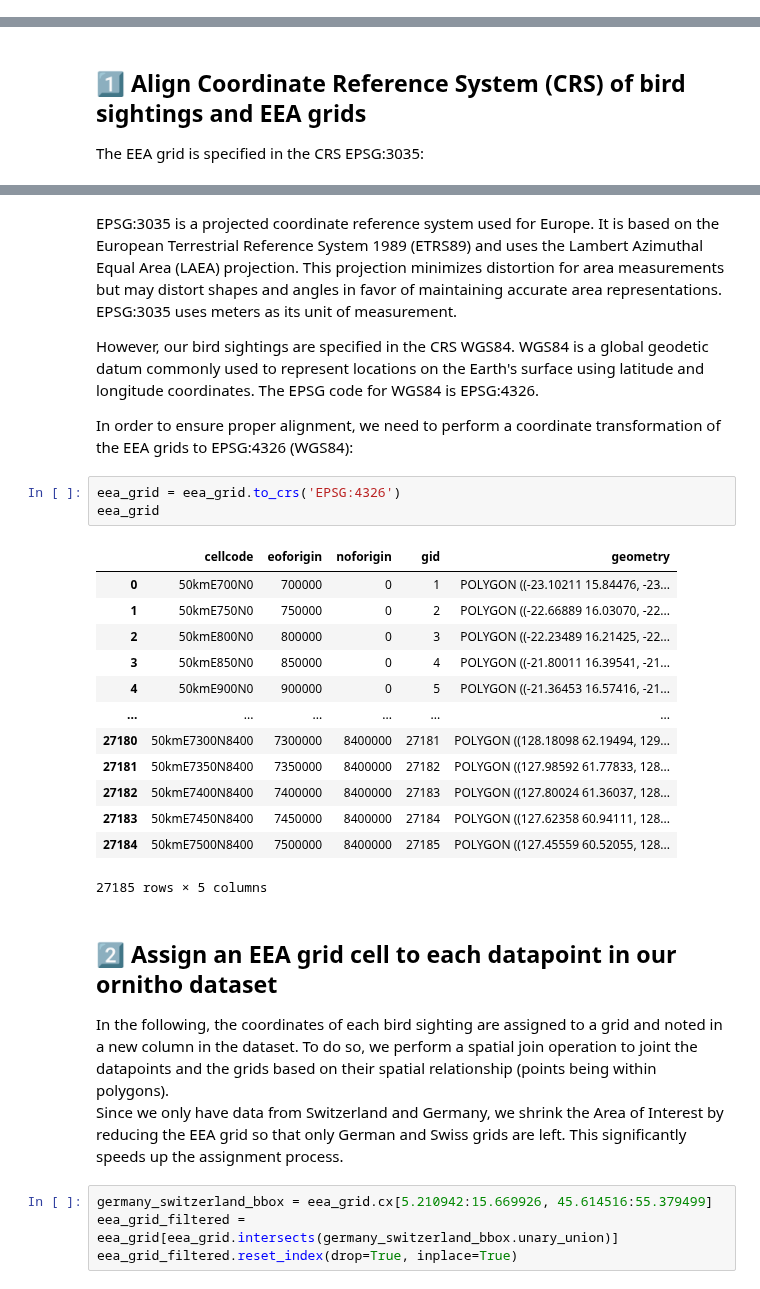
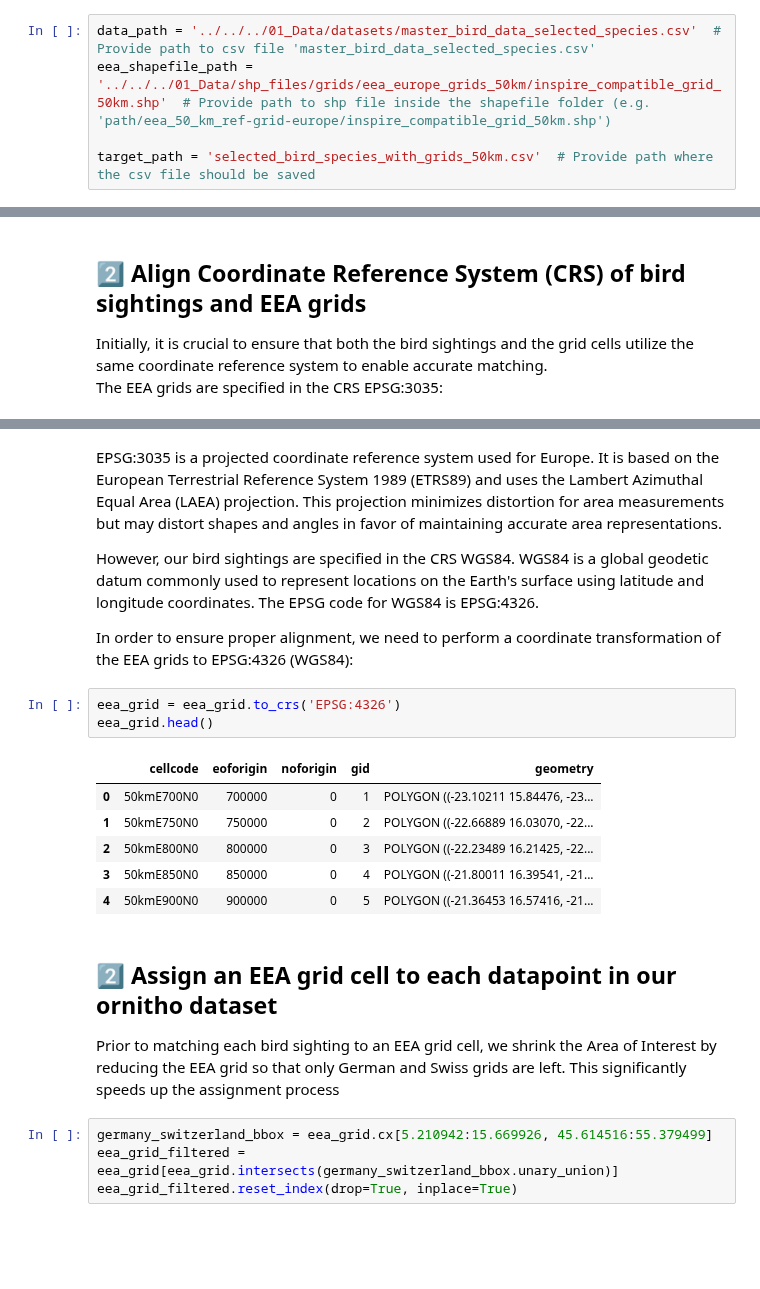
Before and after one commit to marinasie/bird-sighting-validation, a Jupyter notebook: marina/01_data_preparation/03_EEA_Grid_Assignment.ipynb, the cells around one changed output, grey strips where cells are left out. Drawn from its saved outputs; the diff is of its cells as text; blank space fills up the shorter version.

```diff
--- a/marina/01_data_preparation/03_EEA_Grid_Assignment.ipynb
+++ b/marina/01_data_preparation/03_EEA_Grid_Assignment.ipynb
@@ -22,0 +39,5 @@ target_path = '/Users/marinasiebold/Library/Mobile Documents/com~apple~CloudDocs
+# %%
+data_path = '../../../01_Data/datasets/master_bird_data_selected_species.csv'  # Provide path to csv file 'master_bird_data_selected_species.csv'
+eea_shapefile_path = '../../../01_Data/shp_files/grids/eea_europe_grids_50km/inspire_compatible_grid_50km.shp'  # Provide path to shp file inside the shapefile folder (e.g. 'path/eea_50_km_ref-grid-europe/inspire_compatible_grid_50km.shp')
+
+target_path = 'selected_bird_species_with_grids_50km.csv'  # Provide path where the csv file should be saved
@@ -27,6 +71,7 @@ eea_grid = gpd.read_file(eea_shapefile_path)
 # %% [markdown]
-## 1️⃣  Align Coordinate Reference System (CRS) of bird sightings and EEA grids
-The EEA grid is specified in the CRS EPSG:3035:
+## 2️⃣  Align Coordinate Reference System (CRS) of bird sightings and EEA grids
+Initially, it is crucial to ensure that both the bird sightings and the grid cells utilize the same coordinate reference system to enable accurate matching.<br>
+The EEA grids are specified in the CRS EPSG:3035:
 # %%
 eea_grid.crs
 # %% [output]
@@ -45,32 +90,24 @@ Datum: European Terrestrial Reference System 1989 ensemble
 - Ellipsoid: GRS 1980
 - Prime Meridian: Greenwich
 # %% [markdown]
-EPSG:3035 is a projected coordinate reference system used for Europe. It is based on the European Terrestrial Reference System 1989 (ETRS89) and uses the Lambert Azimuthal Equal Area (LAEA) projection. This projection minimizes distortion for area measurements but may distort shapes and angles in favor of maintaining accurate area representations. EPSG:3035 uses meters as its unit of measurement.
+EPSG:3035 is a projected coordinate reference system used for Europe. It is based on the European Terrestrial Reference System 1989 (ETRS89) and uses the Lambert Azimuthal Equal Area (LAEA) projection. This projection minimizes distortion for area measurements but may distort shapes and angles in favor of maintaining accurate area representations.
 
 However, our bird sightings are specified in the CRS WGS84. WGS84 is a global geodetic datum commonly used to represent locations on the Earth's surface using latitude and longitude coordinates. The EPSG code for WGS84 is EPSG:4326.
 
 In order to ensure proper alignment, we need to perform a coordinate transformation of the EEA grids to EPSG:4326 (WGS84):
 # %%
 eea_grid = eea_grid.to_crs('EPSG:4326')
-eea_grid
+eea_grid.head()
 # %% [output]
 |  | cellcode | eoforigin | noforigin | gid | geometry |
 | 0 | 50kmE700N0 | 700000 | 0 | 1 | POLYGON ((-23.10211 15.84476, -23... |
 | 1 | 50kmE750N0 | 750000 | 0 | 2 | POLYGON ((-22.66889 16.03070, -22... |
 | 2 | 50kmE800N0 | 800000 | 0 | 3 | POLYGON ((-22.23489 16.21425, -22... |
 | 3 | 50kmE850N0 | 850000 | 0 | 4 | POLYGON ((-21.80011 16.39541, -21... |
 | 4 | 50kmE900N0 | 900000 | 0 | 5 | POLYGON ((-21.36453 16.57416, -21... |
-| ... | ... | ... | ... | ... | ... |
-| 27180 | 50kmE7300N8400 | 7300000 | 8400000 | 27181 | POLYGON ((128.18098 62.19494, 129... |
-| 27181 | 50kmE7350N8400 | 7350000 | 8400000 | 27182 | POLYGON ((127.98592 61.77833, 128... |
-| 27182 | 50kmE7400N8400 | 7400000 | 8400000 | 27183 | POLYGON ((127.80024 61.36037, 128... |
-| 27183 | 50kmE7450N8400 | 7450000 | 8400000 | 27184 | POLYGON ((127.62358 60.94111, 128... |
-| 27184 | 50kmE7500N8400 | 7500000 | 8400000 | 27185 | POLYGON ((127.45559 60.52055, 128... |
-27185 rows × 5 columns
 # %% [markdown]
 ## 2️⃣  Assign an EEA grid cell to each datapoint in our ornitho dataset
-In the following, the coordinates of each bird sighting are assigned to a grid and noted in a new column in the dataset. To do so, we perform a spatial join operation to joint the datapoints and the grids based on their spatial relationship (points being within polygons).<br>
-Since we only have data from Switzerland and Germany, we shrink the Area of Interest by reducing the EEA grid so that only German and Swiss grids are left. This significantly speeds up the assignment process.<br>
+Prior to matching each bird sighting to an EEA grid cell, we shrink the Area of Interest by reducing the EEA grid so that only German and Swiss grids are left. This significantly speeds up the assignment process<br>
 # %%
 germany_switzerland_bbox = eea_grid.cx[5.210942:15.669926, 45.614516:55.379499]
 eea_grid_filtered = eea_grid[eea_grid.intersects(germany_switzerland_bbox.unary_union)]
```
Also changed, not shown: parts of 14 cells of this notebook, 21 other files.
